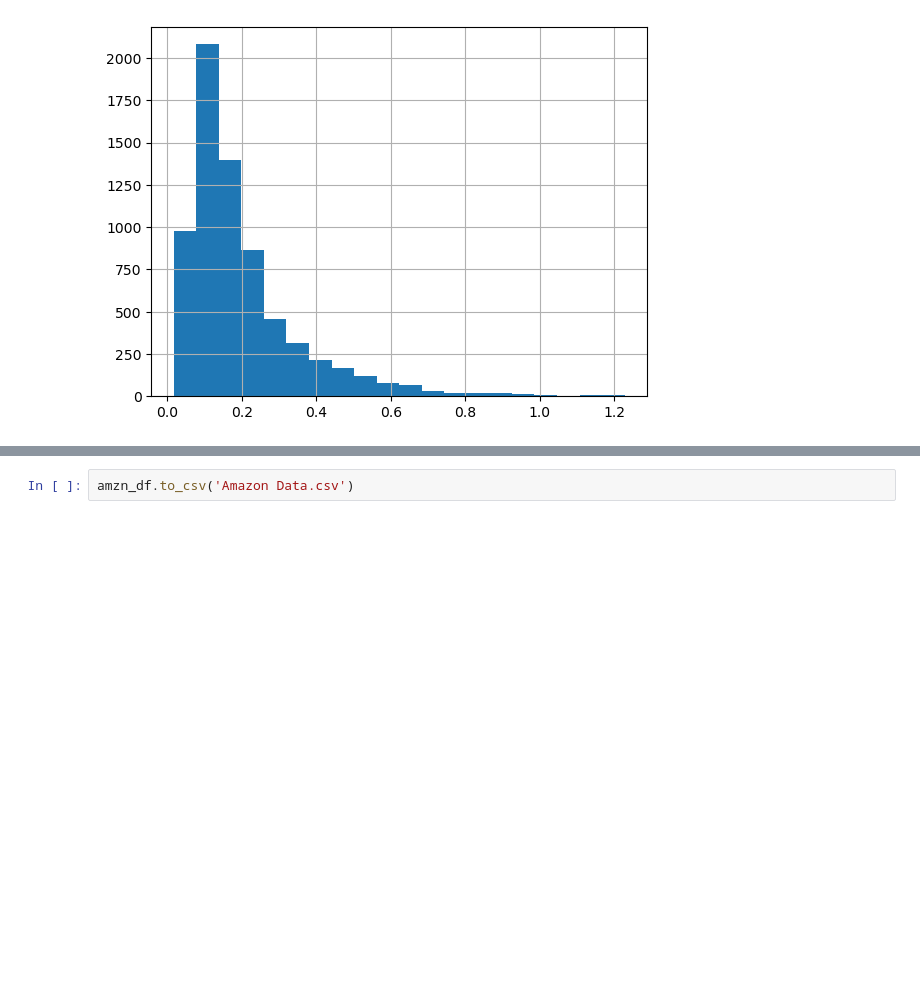
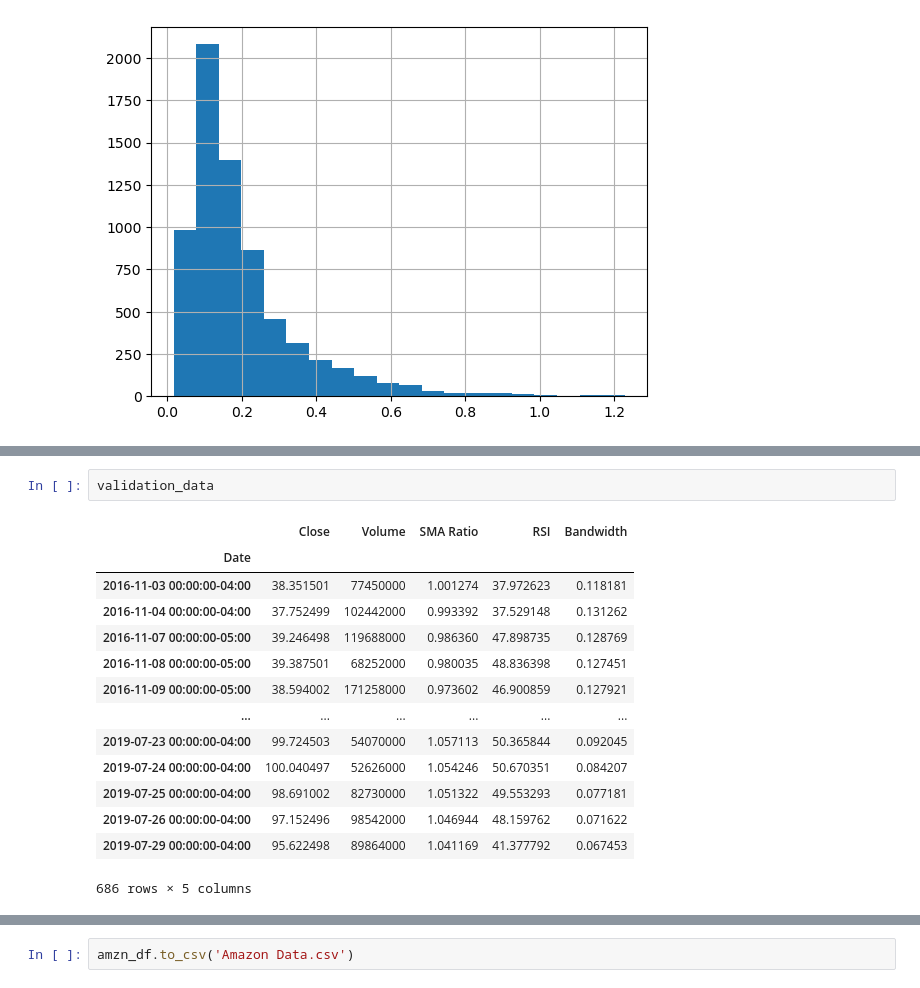
Before and after one commit to joeyallen1/RL_Trading, a Jupyter notebook: Data Processing.ipynb, the cells around one changed output, grey strips where cells are left out. Cells and saved outputs as stored; diff of their text form; blank space fills up the shorter version.

```diff
--- a/Data Processing.ipynb
+++ b/Data Processing.ipynb
@@ -357,0 +382,17 @@ amzn_df.describe()
+# %%
+validation_data
+# %% [output]
+|  | Close | Volume | SMA Ratio | RSI | Bandwidth |
+| Date |  |  |  |  |  |
+| 2016-11-03 00:00:00-04:00 | 38.351501 | 77450000 | 1.001274 | 37.972623 | 0.118181 |
+| 2016-11-04 00:00:00-04:00 | 37.752499 | 102442000 | 0.993392 | 37.529148 | 0.131262 |
+| 2016-11-07 00:00:00-05:00 | 39.246498 | 119688000 | 0.986360 | 47.898735 | 0.128769 |
+| 2016-11-08 00:00:00-05:00 | 39.387501 | 68252000 | 0.980035 | 48.836398 | 0.127451 |
+| 2016-11-09 00:00:00-05:00 | 38.594002 | 171258000 | 0.973602 | 46.900859 | 0.127921 |
+| ... | ... | ... | ... | ... | ... |
+| 2019-07-23 00:00:00-04:00 | 99.724503 | 54070000 | 1.057113 | 50.365844 | 0.092045 |
+| 2019-07-24 00:00:00-04:00 | 100.040497 | 52626000 | 1.054246 | 50.670351 | 0.084207 |
+| 2019-07-25 00:00:00-04:00 | 98.691002 | 82730000 | 1.051322 | 49.553293 | 0.077181 |
+| 2019-07-26 00:00:00-04:00 | 97.152496 | 98542000 | 1.046944 | 48.159762 | 0.071622 |
+| 2019-07-29 00:00:00-04:00 | 95.622498 | 89864000 | 1.041169 | 41.377792 | 0.067453 |
+686 rows × 5 columns
```
Also changed, not shown: parts of 28 cells of this notebook, 2 other files.
